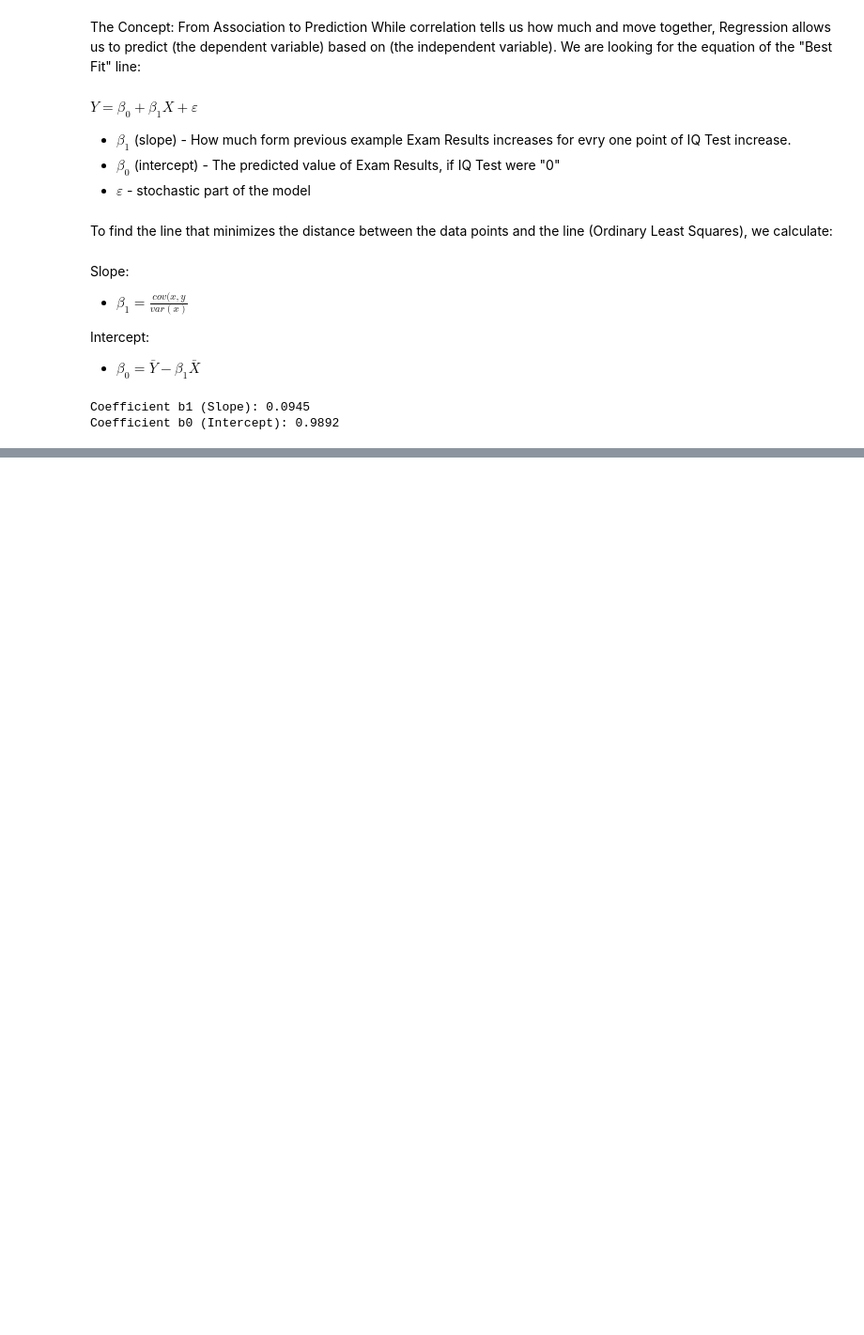
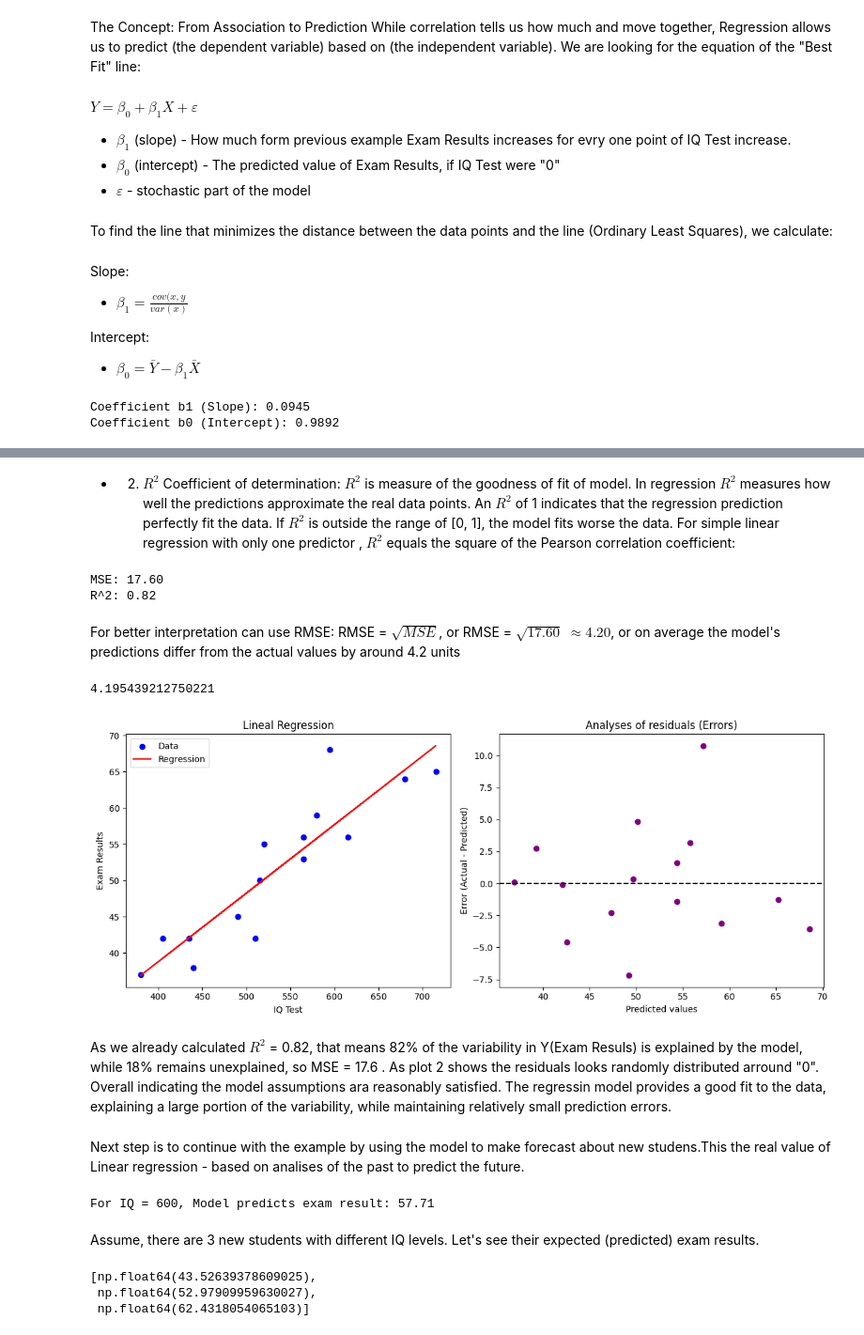
Before and after one commit to Victor-Mechkarov/V-Mechkarov, a Jupyter notebook: Jupyter_Project_Files/Correlation and Linear Regression.ipynb, the cells around one changed output, grey strips where cells are left out. Shown at 94% size. Cells and saved outputs as stored; diff of their text form; code cells hidden in the pictures; blank space fills up the shorter version.

```diff
--- a/Jupyter_Project_Files/Correlation and Linear Regression.ipynb
+++ b/Jupyter_Project_Files/Correlation and Linear Regression.ipynb
@@ -257,0 +268,22 @@ Coefficient b0 (Intercept): 0.9892
+# %% [markdown]
+- 2. $R^2$ Coefficient of determination: $R^2$ is measure of the goodness of fit of model. In regression $R^2$ measures how well the predictions approximate the real data points. An $R^2$ of 1 indicates that the regression prediction perfectly fit the data. If $R^2$ is outside the range of [0, 1], the model fits worse the data. For simple linear regression with only one predictor , $R^2$ equals the square of the Pearson correlation coefficient:
+# %%
+# Generating predictive values (Predictions)
+predictions = [b0 + b1 * x for x in IQ_Test]
+
+# Calculating the errors (Residuals)
+residuals = np.array(Exam_results) - np.array(predictions)
+
+# 1. MSE
+mse = np.mean(residuals**2)
+
+# 2. R-squared
+r_sq = st.correlation(IQ_Test, Exam_results)**2
+
+print(f"MSE: {mse:.2f}")
+print(f"R^2: {r_sq:.2f}")
+# %% [output]
+MSE: 17.60
+R^2: 0.82
+# %% [markdown]
+For better interpretation can use RMSE: RMSE = $\sqrt{MSE}$, or RMSE = $\sqrt{17.60}$ $\approx{4.20}$, or on average the model's predictions differ from the actual values by around 4.2 units
@@ -257,0 +292,51 @@ Coefficient b0 (Intercept): 0.9892
+# %%
+RMSE
+# %% [output]
+4.195439212750221
+# %%
+def plot_regression_summary(x, y, preds):
+    plt.figure(figsize=(12, 5))
+
+    # Plot 1: Regression line
+    plt.subplot(1, 2, 1)
+    plt.scatter(x, y, color='blue', label='Data')
+    plt.plot(x, preds, color='red', label='Regression')
+    plt.title("Lineal Regression")
+    plt.xlabel("IQ Test")
+    plt.ylabel("Exam Results")
+    plt.legend()
+
+    # Plot 2: Residuals
+    plt.subplot(1, 2, 2)
+    plt.scatter(preds, residuals, color='purple')
+    plt.axhline(y=0, color='black', linestyle='--')
+    plt.title("Analyses of residuals (Errors)")
+    plt.xlabel("Predicted values")
+    plt.ylabel("Error (Actual - Predicted)")
+
+    plt.tight_layout()
+    return plt.show()
+
+plot_regression_summary(IQ_Test, Exam_results, predictions)
+# %% [output]
+[figure, added]
+# %% [markdown]
+As we already calculated $R^2$ = 0.82, that means 82% of the variability in Y(Exam Resuls) is explained by the model, while 18% remains unexplained, so MSE = 17.6 . As plot 2 shows the residuals looks randomly distributed arround "0". Overall indicating the model assumptions ara reasonably satisfied. The regressin model provides a good fit to the data, explaining a large portion of the variability, while maintaining relatively small prediction errors.
+# %% [markdown]
+Next step is to continue with the example by using the model to make forecast about new studens.This the real value of Linear regression - based on analises of the past to predict the future.
+# %%
+# Using the calculated b0 and b1
+
+def predict_exam_score(iq_value):
+    score = b0 + (b1 * iq_value)
+    return score
+
+# Example: Expected exam result of student with IQ = 600?
+new_iq = 600
+predicted_result = predict_exam_score(new_iq)
+
+print(f"For IQ = {new_iq}, Model predicts exam result: {predicted_result:.2f}")
+# %% [output]
+For IQ = 600, Model predicts exam result: 57.71
+# %% [markdown]
+Assume, there are 3 new students with different IQ levels. Let's see their expected (predicted) exam results.
@@ -257,0 +347,6 @@ Coefficient b0 (Intercept): 0.9892
+# %%
+predictions
+# %% [output]
+[np.float64(43.52639378609025),
+ np.float64(52.97909959630027),
+ np.float64(62.4318054065103)]
```
Also changed, not shown: parts of 10 cells of this notebook.
